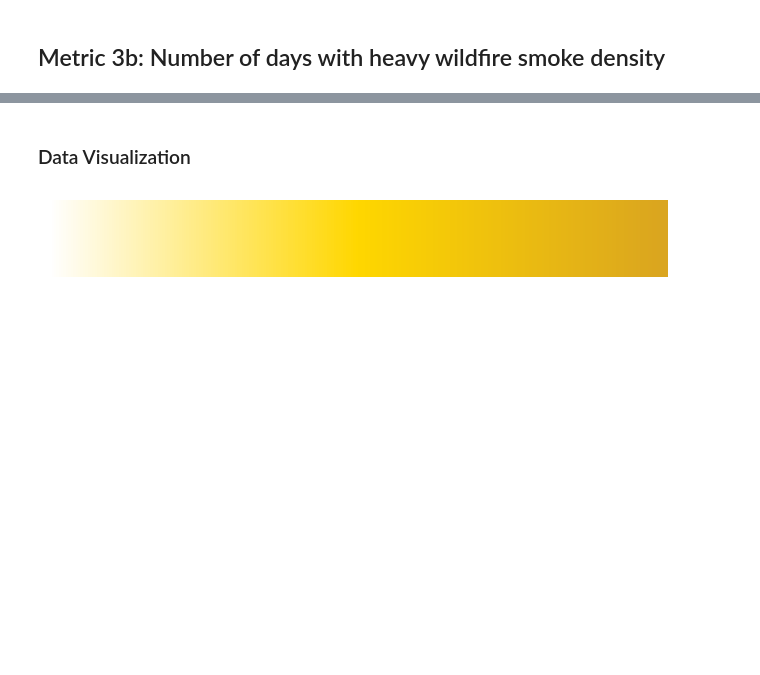
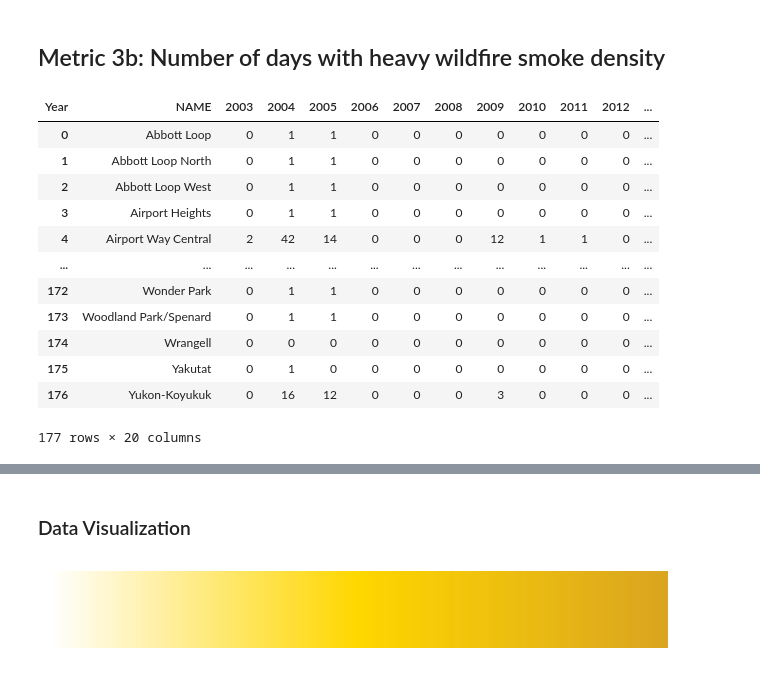
Before and after one commit to Hahn-Research-Group/Alaska_wildfire-smoke-metrics_2025, a Jupyter notebook: Scripts/6. heavy_smoke_days.ipynb, the cells around one changed output, grey strips where cells are left out. Drawn from its saved outputs; the diff is of its cells as text; code cells hidden in the pictures; blank space fills up the shorter version.

```diff
--- a/Scripts/6. heavy_smoke_days.ipynb
+++ b/Scripts/6. heavy_smoke_days.ipynb
@@ -30,25 +30,55 @@ output_folder = os.path.join(current_directory, "Output")
 # %%
 # Convert Date to datetime and extract Year
 PM25_by_Tracts_WFS['Date'] = pd.to_datetime(PM25_by_Tracts_WFS['Date'])
 PM25_by_Tracts_WFS['Year'] = PM25_by_Tracts_WFS['Date'].dt.year
 
-# Filter data to only include Wildfire Season (May-September)
+# Filter to Wildfire Season (May-Sept)
 WFS_M3b_Year_Tract = PM25_by_Tracts_WFS[PM25_by_Tracts_WFS['Date'].dt.month.isin([5, 6, 7, 8, 9])]
 
-# Filter rows where PM2.5 is greater than 35.5
+# Filter for heavy smoke days (PM2.5 >= 35.5)
 heavy_smoke_days_raw = WFS_M3b_Year_Tract[WFS_M3b_Year_Tract['PM2.5'] >= 35.5]
 
-# Count occurrences for each tract and year
-heavy_smoke_days = heavy_smoke_days_raw.groupby(['NAME', 'Year']).size().reset_index(name='heavy_smoke_days')
+# Count occurrences by tract and year
+heavy_counts = heavy_smoke_days_raw.groupby(['NAME', 'Year']).size().reset_index(name='heavy_smoke_days')
 
-# Pivot the data to create columns for each year, with tract as the index
-heavy_smoke_days_pivot = heavy_smoke_days.pivot(index='NAME', columns='Year', values='heavy_smoke_days').fillna(0)
+# --- Ensure all NAME-Year combinations are represented ---
+# Get all unique tracts and years
+all_names = PM25_by_Tracts_WFS['NAME'].unique()
+all_years = PM25_by_Tracts_WFS['Year'].unique()
 
-# Add a "Total" column summing across all years for each tract
-heavy_smoke_days_pivot['Total'] = heavy_smoke_days_pivot.sum(axis=1)
+# Create a full index of all combinations
+import pandas as pd
+import itertools
 
-# Reset index if needed for further merging or display purposes
-heavy_smoke_days_pivot.reset_index(inplace=True)
+full_index = pd.DataFrame(list(itertools.product(all_names, all_years)), columns=['NAME', 'Year'])
 
-# Convert all counts to integers to remove decimals
-heavy_smoke_days_pivot.loc[:, heavy_smoke_days_pivot.columns != 'NAME'] = heavy_smoke_days_pivot.loc[:, heavy_smoke_days_pivot.columns != 'NAME'].astype(int)
+# Merge with actual counts, fill missing with 0
+heavy_smoke_complete = pd.merge(full_index, heavy_counts, on=['NAME', 'Year'], how='left').fillna(0)
+
+# Pivot for wide format, fillna not needed now but safe to include
+heavy_smoke_pivot = heavy_smoke_complete.pivot(index='NAME', columns='Year', values='heavy_smoke_days').fillna(0)
+
+# Add Total column
+heavy_smoke_pivot['Total'] = heavy_smoke_pivot.sum(axis=1)
+
+# Reset index for easier merging/display
+heavy_smoke_pivot.reset_index(inplace=True)
+
+# Ensure integer values
+heavy_smoke_pivot.loc[:, heavy_smoke_pivot.columns != 'NAME'] = heavy_smoke_pivot.loc[:, heavy_smoke_pivot.columns != 'NAME'].astype(int)
+
+heavy_smoke_pivot
+# %% [output]
+| Year | NAME | 2003 | 2004 | 2005 | 2006 | 2007 | 2008 | 2009 | 2010 | 2011 | 2012 | ... |
+| 0 | Abbott Loop | 0 | 1 | 1 | 0 | 0 | 0 | 0 | 0 | 0 | 0 | ... |
+| 1 | Abbott Loop North | 0 | 1 | 1 | 0 | 0 | 0 | 0 | 0 | 0 | 0 | ... |
+| 2 | Abbott Loop West | 0 | 1 | 1 | 0 | 0 | 0 | 0 | 0 | 0 | 0 | ... |
+| 3 | Airport Heights | 0 | 1 | 1 | 0 | 0 | 0 | 0 | 0 | 0 | 0 | ... |
+| 4 | Airport Way Central | 2 | 42 | 14 | 0 | 0 | 0 | 12 | 1 | 1 | 0 | ... |
+| ... | ... | ... | ... | ... | ... | ... | ... | ... | ... | ... | ... | ... |
+| 172 | Wonder Park | 0 | 1 | 1 | 0 | 0 | 0 | 0 | 0 | 0 | 0 | ... |
+| 173 | Woodland Park/Spenard | 0 | 1 | 1 | 0 | 0 | 0 | 0 | 0 | 0 | 0 | ... |
+| 174 | Wrangell | 0 | 0 | 0 | 0 | 0 | 0 | 0 | 0 | 0 | 0 | ... |
+| 175 | Yakutat | 0 | 1 | 0 | 0 | 0 | 0 | 0 | 0 | 0 | 0 | ... |
+| 176 | Yukon-Koyukuk | 0 | 16 | 12 | 0 | 0 | 0 | 3 | 0 | 0 | 0 | ... |
+177 rows × 20 columns
```
Also changed, not shown: parts of 5 cells of this notebook.
